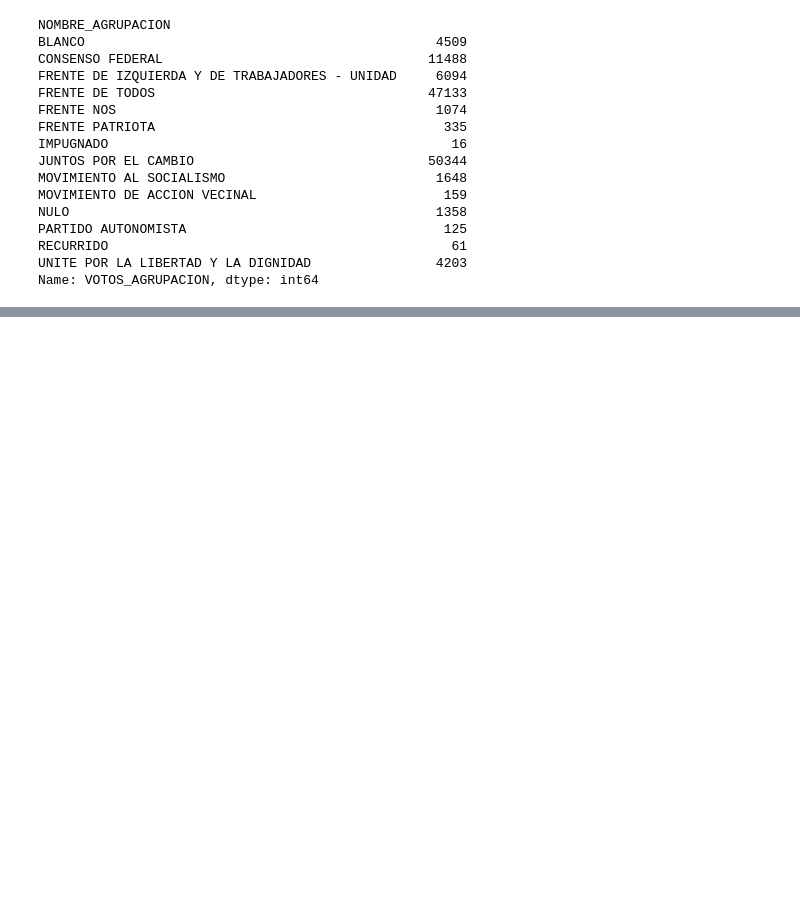
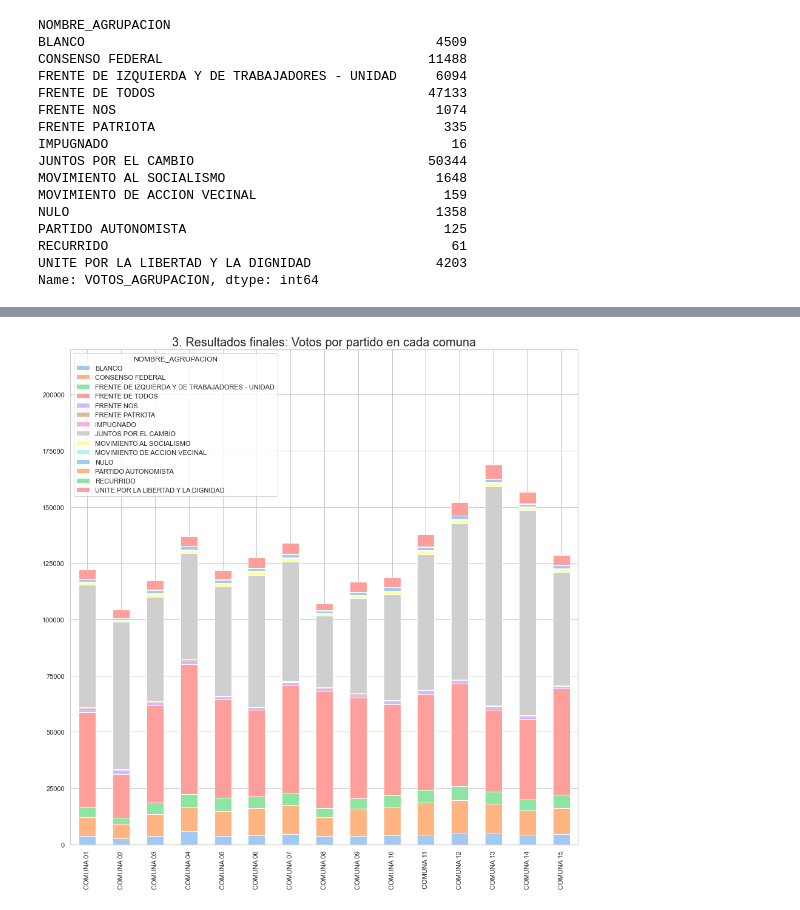
Before and after one commit to vickyfregonese/Trabajo-n2, a Jupyter notebook: TP2 FINAL.ipynb, the cells around one changed output, grey strips where cells are left out. Saved outputs shown, nothing was run; the diff lists cells and outputs as text; code cells hidden in the pictures; blank space fills up the shorter version.

```diff
--- a/TP2 FINAL.ipynb
+++ b/TP2 FINAL.ipynb
@@ -513,0 +443,6 @@ plt.show()
+# %%
+analisis_final.plot(kind="bar",stacked=True,figsize=(15,15),ylim=(0,220000),xlabel="")
+plt.title("3. Resultados finales: Votos por partido en cada comuna",fontsize=20)
+plt.show()
+# %% [output]
+[figure, added]
```
Also changed, not shown: parts of 19 cells of this notebook.
